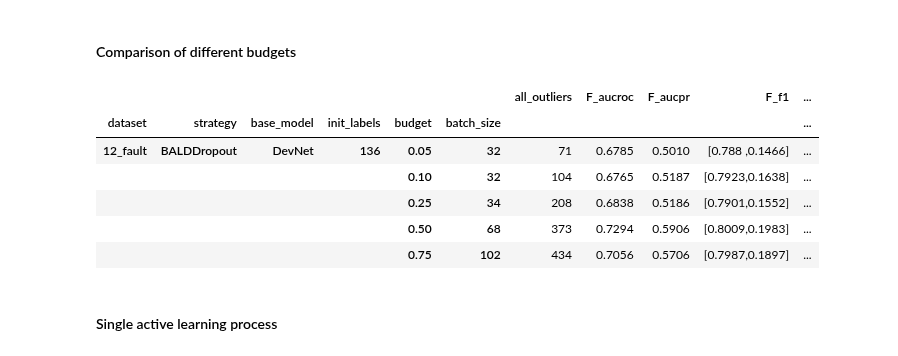
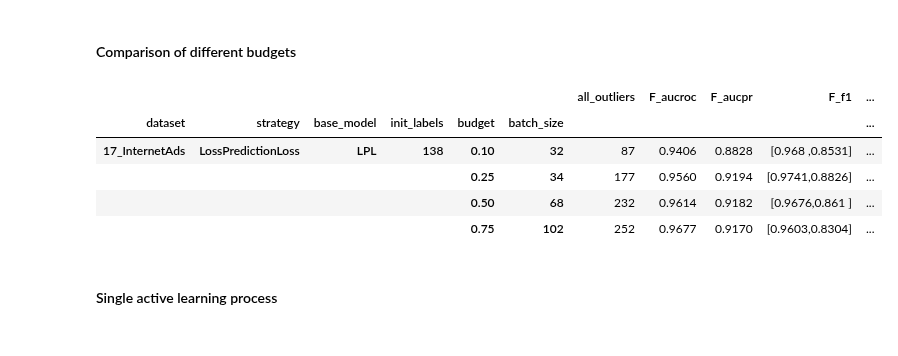
Before and after one commit to clarenceluo78/ActiveAD, a Jupyter notebook: results.ipynb, the cells around one changed output. Saved outputs shown, nothing was run; the diff lists cells and outputs as text; code cells hidden in the pictures.

```diff
--- a/results.ipynb
+++ b/results.ipynb
@@ -5,8 +5,12 @@ import sys
 from copy import deepcopy
 from pathlib import Path
 import pandas as pd
-from utils import load_json
+# from utils import load_json
+import typing as ty
 from collections import OrderedDict
+
+def load_json(path: ty.Union[Path, str]) -> ty.Any:
+    return json.loads(Path(path).read_text())
 
 pd.set_option('display.max_rows', None)
 pd.set_option('display.max_columns', None)
@@ -264,23 +268,22 @@ build_report_all(outputs_and_names)
 #### Comparison of different budgets
 # %%
 # specify your input here
-DATASET = '12_fault'
-BASE_MODEL = 'DevNet'
-STRATEGY = 'BALDDropout'
+DATASET = '17_InternetAds' # 17_InternetAds, 20_letter, 12_fault, 22_magic.gamma
+BASE_MODEL = 'LPL' # LPL, WAAL, XGBOD, DevNet
+STRATEGY = 'LossPredictionLoss'  # MetaSampling, BALDDropout, BadgeSampling, RandomSampling, WAAL, LossPredictionLoss, BALD
 outputs_and_names = []
 
 for ratio in BUDGET_RATIO_RANGE:
-    outputs_and_names.append((f'output/{DATASET}/{STRATEGY}/{BASE_MODEL}/{ratio}', strategy))
+    outputs_and_names.append((f'output/{DATASET}/{STRATEGY}/{BASE_MODEL}/{ratio}', STRATEGY))
 
 build_report_all(outputs_and_names)
 # %% [output]
 |  |  |  |  |  |  | all_outliers | F_aucroc | F_aucpr | F_f1 | ... |
 | dataset | strategy | base_model | init_labels | budget | batch_size |  |  |  |  | ... |
-| 12_fault | BALDDropout | DevNet | 136 | 0.05 | 32 | 71 | 0.6785 | 0.5010 | [0.788 ,0.1466] | ... |
-|  |  |  |  | 0.10 | 32 | 104 | 0.6765 | 0.5187 | [0.7923,0.1638] | ... |
-|  |  |  |  | 0.25 | 34 | 208 | 0.6838 | 0.5186 | [0.7901,0.1552] | ... |
-|  |  |  |  | 0.50 | 68 | 373 | 0.7294 | 0.5906 | [0.8009,0.1983] | ... |
-|  |  |  |  | 0.75 | 102 | 434 | 0.7056 | 0.5706 | [0.7987,0.1897] | ... |
+| 17_InternetAds | LossPredictionLoss | LPL | 138 | 0.10 | 32 | 87 | 0.9406 | 0.8828 | [0.968 ,0.8531] | ... |
+|  |  |  |  | 0.25 | 34 | 177 | 0.9560 | 0.9194 | [0.9741,0.8826] | ... |
+|  |  |  |  | 0.50 | 68 | 232 | 0.9614 | 0.9182 | [0.9676,0.861 ] | ... |
+|  |  |  |  | 0.75 | 102 | 252 | 0.9677 | 0.9170 | [0.9603,0.8304] | ... |
 # %% [markdown]
 #### Single active learning process
 # %%
```
Also changed, not shown: parts of 3 cells of this notebook.
